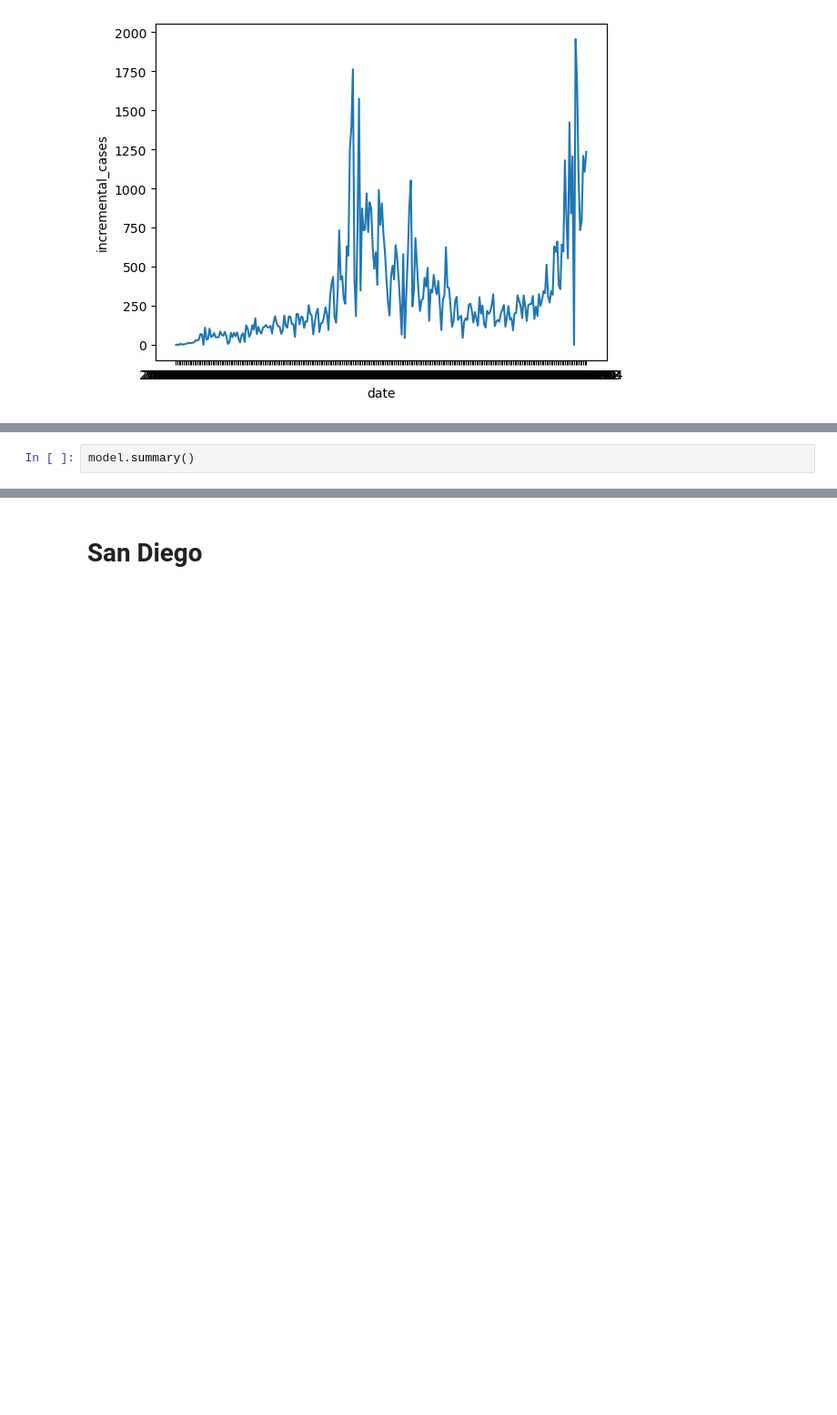
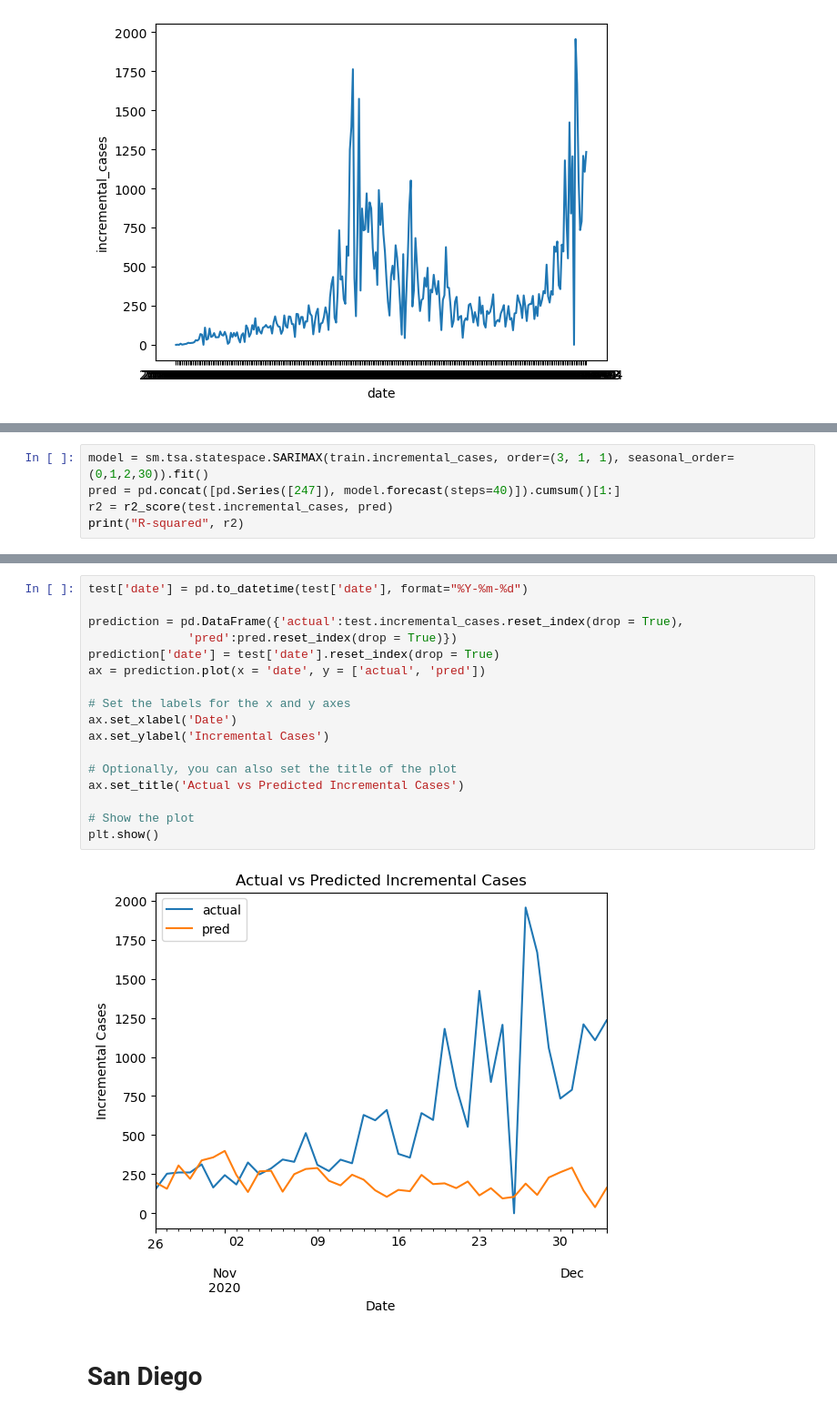
Before and after one commit to songalal/datascienceproject390, a Jupyter notebook: NEW_Elena_SeasonalARIMA_California.ipynb, the cells around one changed output, grey strips where cells are left out. Shown at 91% size. Cells and saved outputs as stored; diff of their text form; blank space fills up the shorter version.

Commit message:
Finalized SARIMA and AutoArima models

```diff
--- a/NEW_Elena_SeasonalARIMA_California.ipynb
+++ b/NEW_Elena_SeasonalARIMA_California.ipynb
@@ -701,3 +531,6 @@ prediction.plot(x = 'date', y = ['actual', 'pred'])
 # %%
-model.summary()
+model = sm.tsa.statespace.SARIMAX(train.incremental_cases, order=(3, 1, 1), seasonal_order=(0,1,2,30)).fit()
+pred = pd.concat([pd.Series([247]), model.forecast(steps=40)]).cumsum()[1:]
+r2 = r2_score(test.incremental_cases, pred)
+print("R-squared", r2)
 # %% [output]
@@ -727,3 +565,22 @@ Warnings:
+# %%
+test['date'] = pd.to_datetime(test['date'], format="%Y-%m-%d")
+
+prediction = pd.DataFrame({'actual':test.incremental_cases.reset_index(drop = True),
+              'pred':pred.reset_index(drop = True)})
+prediction['date'] = test['date'].reset_index(drop = True)
+ax = prediction.plot(x = 'date', y = ['actual', 'pred'])
+
+# Set the labels for the x and y axes
+ax.set_xlabel('Date')
+ax.set_ylabel('Incremental Cases')
+
+# Optionally, you can also set the title of the plot
+ax.set_title('Actual vs Predicted Incremental Cases')
+
+# Show the plot
+plt.show()
+# %% [output]
+[figure, added]
 # %% [markdown]
 # San Diego
 # %%
```
Also changed, not shown: parts of 46 cells of this notebook.
